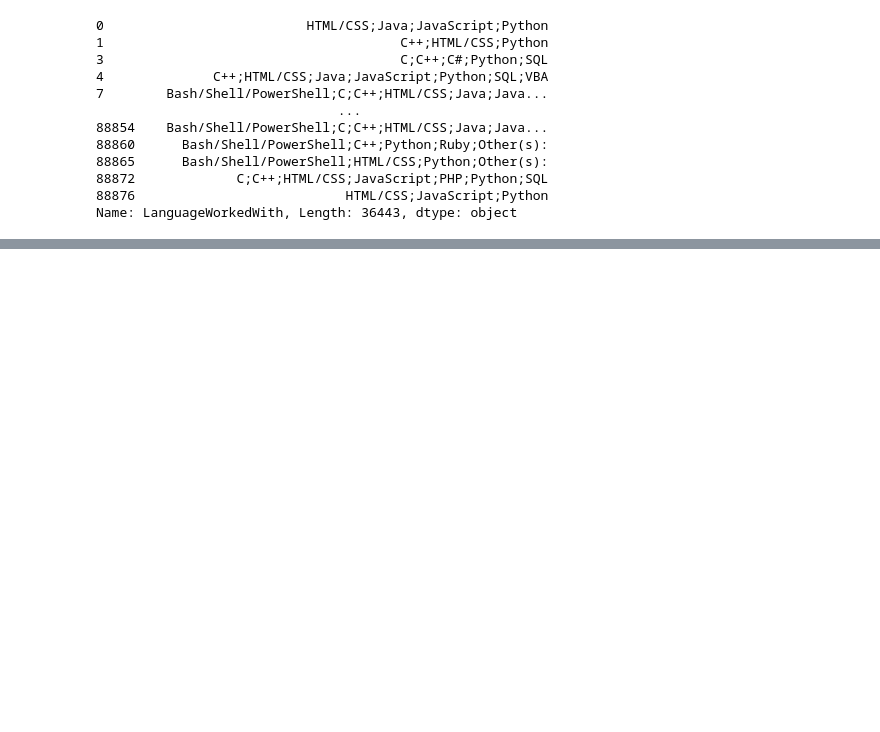
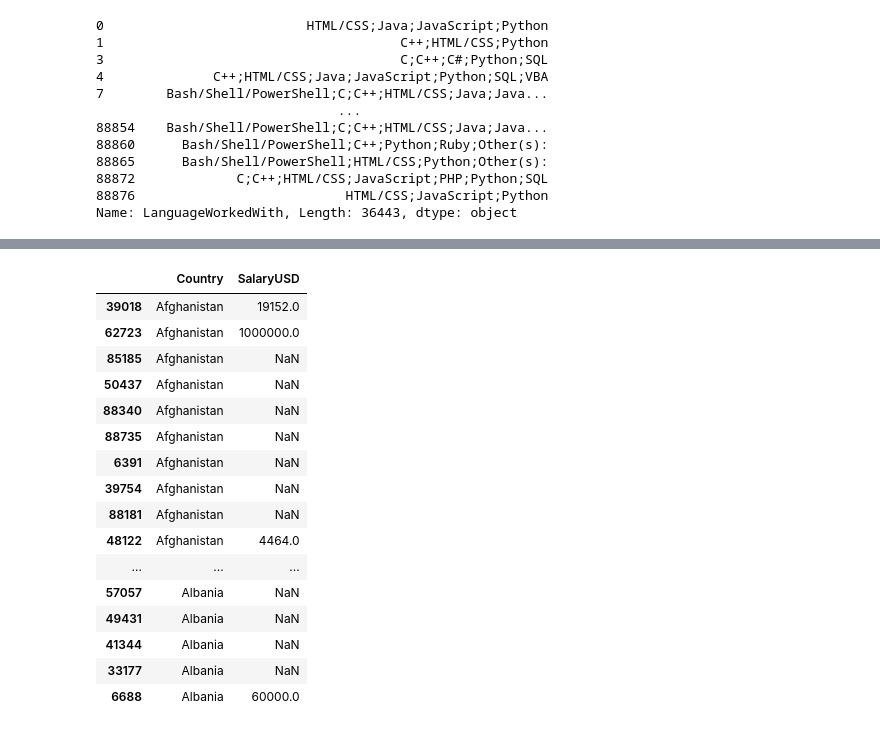
Before and after one commit to eryadavmukesh/Machine_Learning, a Jupyter notebook: Libraries/Pandas/Pandas-Handson.ipynb, the cells around one changed output, grey strips where cells are left out. Cells and saved outputs as stored; diff of their text form; code cells hidden in the pictures; blank space fills up the shorter version.

```diff
--- a/Libraries/Pandas/Pandas-Handson.ipynb
+++ b/Libraries/Pandas/Pandas-Handson.ipynb
@@ -389,3 +390,8 @@ df.loc[filterString, 'LanguageWorkedWith']
 88872             C;C++;HTML/CSS;JavaScript;PHP;Python;SQL
 88876                           HTML/CSS;JavaScript;Python
 Name: LanguageWorkedWith, Length: 36443, dtype: object
+# %%
+#Apply replace/apply/applymap functions
+
+df.rename(columns={'ConvertedComp':'SalaryUSD'}, inplace=True)
+df
@@ -391,0 +443,8 @@ Name: LanguageWorkedWith, Length: 36443, dtype: object
+# %%
+# change all yes to True and No to false
+
+df['Hobbyist'].map({'Yes':True, 'No':False})
+df['Hobbyist'] = df['Hobbyist'].map({'Yes':True, 'No':False})
+
+df
+#so out side values apart from yes or no would be converted to as NaN, so use replace() instead of map
@@ -391,0 +467,5 @@ Name: LanguageWorkedWith, Length: 36443, dtype: object
+# %%
+# Sort the data based on the contry column
+
+df.sort_values(by='Country', inplace=True)
+df
@@ -391,0 +508,22 @@ Name: LanguageWorkedWith, Length: 36443, dtype: object
+# %%
+# Always use another list for multiple list of columns.
+
+df[['Country', 'SalaryUSD']].head(50)
+# %% [output]
+|  | Country | SalaryUSD |
+| 39018 | Afghanistan | 19152.0 |
+| 62723 | Afghanistan | 1000000.0 |
+| 85185 | Afghanistan | NaN |
+| 50437 | Afghanistan | NaN |
+| 88340 | Afghanistan | NaN |
+| 88735 | Afghanistan | NaN |
+| 6391 | Afghanistan | NaN |
+| 39754 | Afghanistan | NaN |
+| 88181 | Afghanistan | NaN |
+| 48122 | Afghanistan | 4464.0 |
+| ... | ... | ... |
+| 57057 | Albania | NaN |
+| 49431 | Albania | NaN |
+| 41344 | Albania | NaN |
+| 33177 | Albania | NaN |
+| 6688 | Albania | 60000.0 |
```
Also changed, not shown: parts of 14 cells of this notebook, 9 other files.
